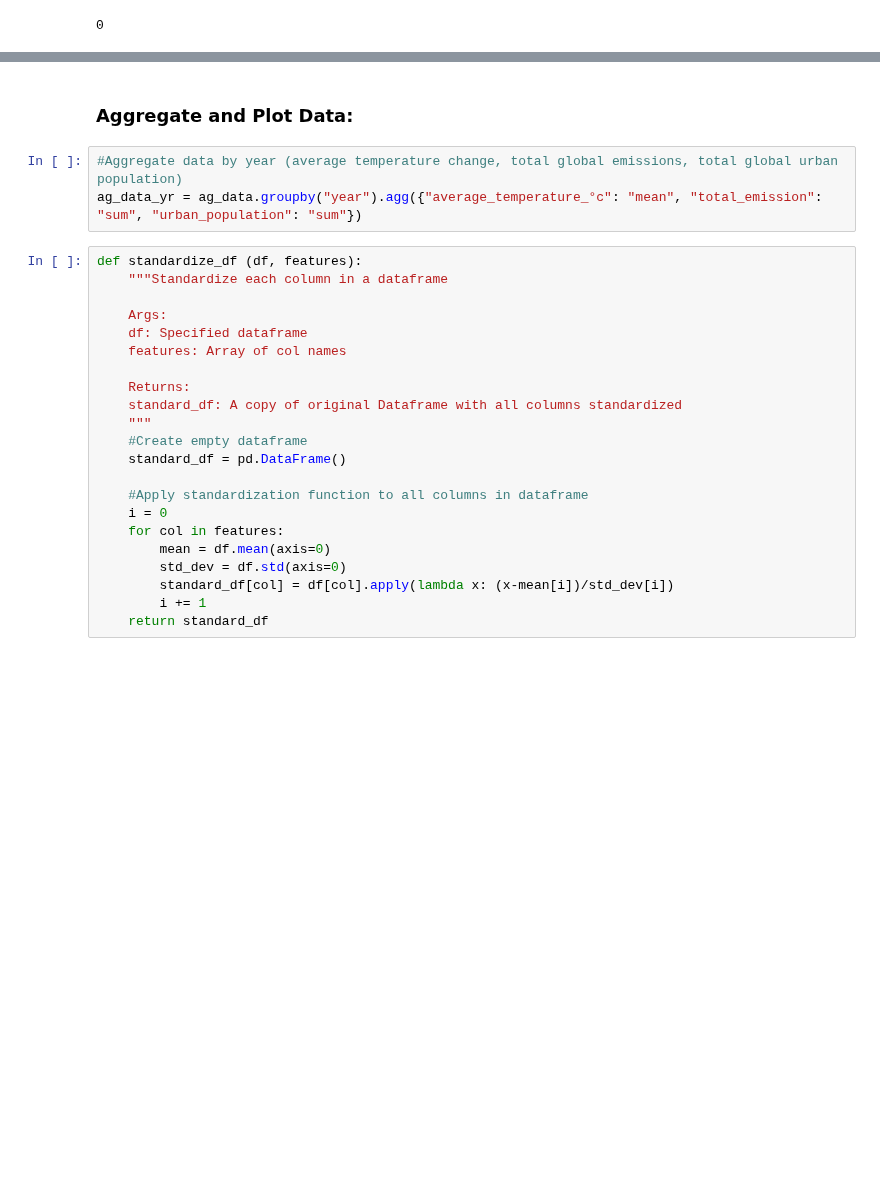
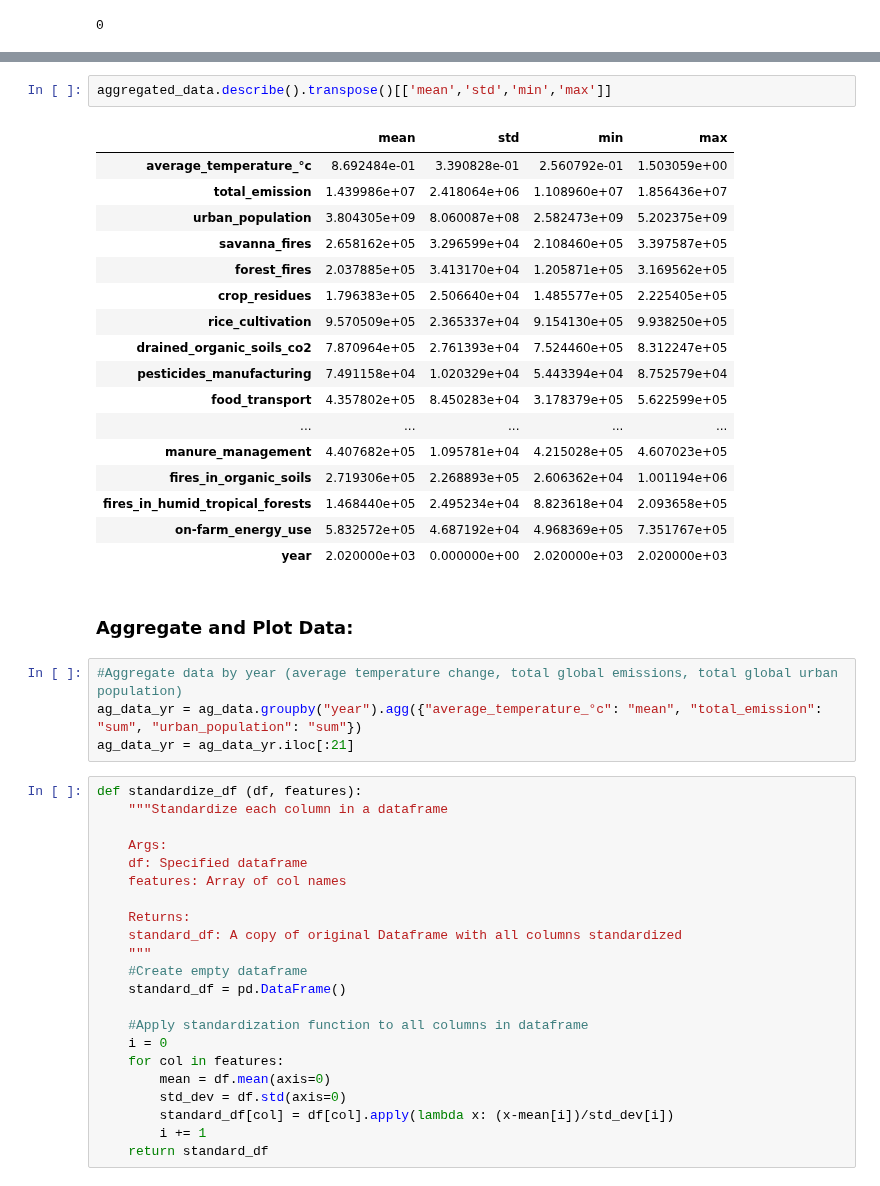
Before and after one commit to fayesimone/agriculture_emissions_prediction, a Jupyter notebook: EDA.ipynb, the cells around one changed output, grey strips where cells are left out. Drawn from its saved outputs; the diff is of its cells as text; blank space fills up the shorter version.

```diff
--- a/EDA.ipynb
+++ b/EDA.ipynb
@@ -95,8 +148,29 @@ ag_data.duplicated( ).sum()
+# %%
+aggregated_data.describe().transpose()[['mean','std','min','max']]
+# %% [output]
+|  | mean | std | min | max |
+| average_temperature_°c | 8.692484e-01 | 3.390828e-01 | 2.560792e-01 | 1.503059e+00 |
+| total_emission | 1.439986e+07 | 2.418064e+06 | 1.108960e+07 | 1.856436e+07 |
+| urban_population | 3.804305e+09 | 8.060087e+08 | 2.582473e+09 | 5.202375e+09 |
+| savanna_fires | 2.658162e+05 | 3.296599e+04 | 2.108460e+05 | 3.397587e+05 |
+| forest_fires | 2.037885e+05 | 3.413170e+04 | 1.205871e+05 | 3.169562e+05 |
+| crop_residues | 1.796383e+05 | 2.506640e+04 | 1.485577e+05 | 2.225405e+05 |
+| rice_cultivation | 9.570509e+05 | 2.365337e+04 | 9.154130e+05 | 9.938250e+05 |
+| drained_organic_soils_co2 | 7.870964e+05 | 2.761393e+04 | 7.524460e+05 | 8.312247e+05 |
+| pesticides_manufacturing | 7.491158e+04 | 1.020329e+04 | 5.443394e+04 | 8.752579e+04 |
+| food_transport | 4.357802e+05 | 8.450283e+04 | 3.178379e+05 | 5.622599e+05 |
+| ... | ... | ... | ... | ... |
+| manure_management | 4.407682e+05 | 1.095781e+04 | 4.215028e+05 | 4.607023e+05 |
+| fires_in_organic_soils | 2.719306e+05 | 2.268893e+05 | 2.606362e+04 | 1.001194e+06 |
+| fires_in_humid_tropical_forests | 1.468440e+05 | 2.495234e+04 | 8.823618e+04 | 2.093658e+05 |
+| on-farm_energy_use | 5.832572e+05 | 4.687192e+04 | 4.968369e+05 | 7.351767e+05 |
+| year | 2.020000e+03 | 0.000000e+00 | 2.020000e+03 | 2.020000e+03 |
 # %% [markdown]
 ### Aggregate and Plot Data:
 # %%
 #Aggregate data by year (average temperature change, total global emissions, total global urban population)
 ag_data_yr = ag_data.groupby("year").agg({"average_temperature_°c": "mean", "total_emission": "sum", "urban_population": "sum"})
+ag_data_yr = ag_data_yr.iloc[:21]
 # %%
 def standardize_df (df, features):
     """Standardize each column in a dataframe
```
Also changed, not shown: parts of 6 cells of this notebook.
